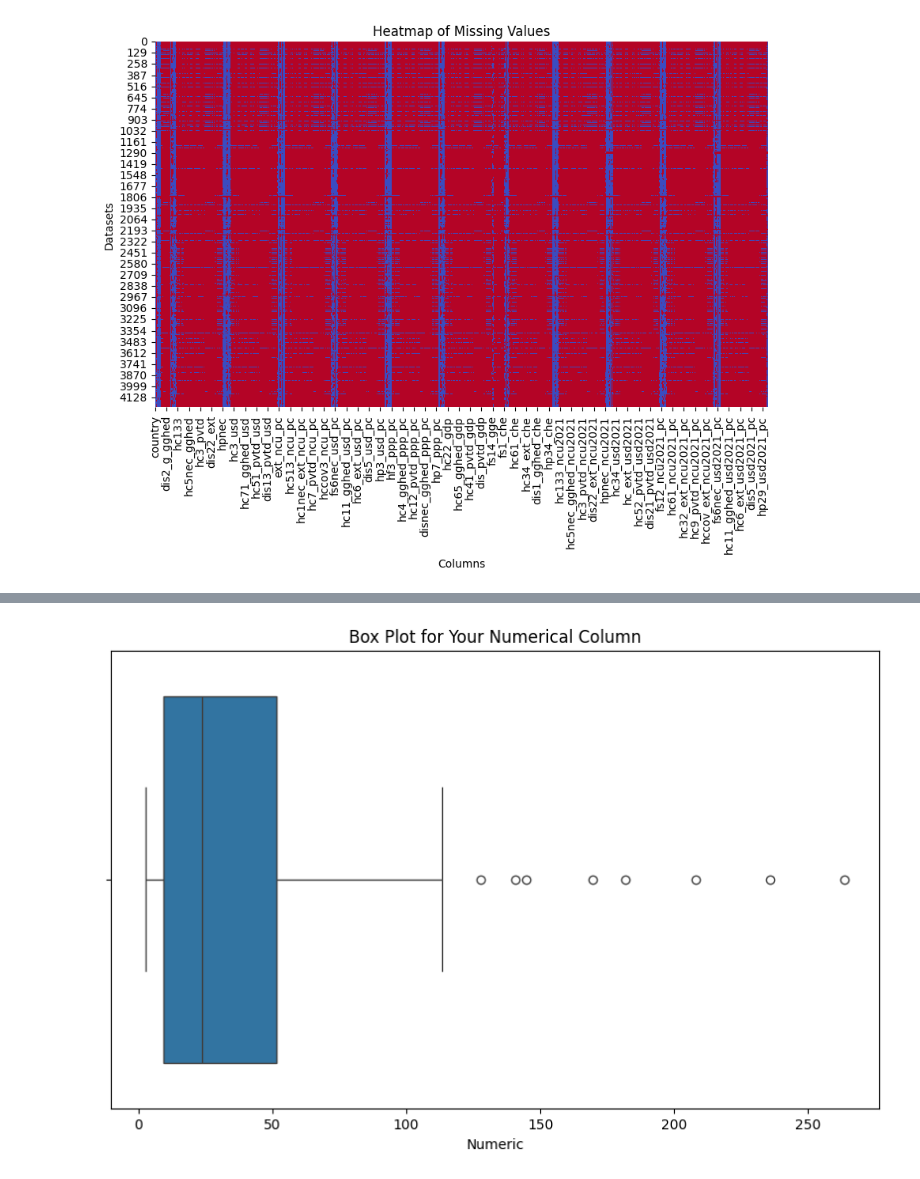
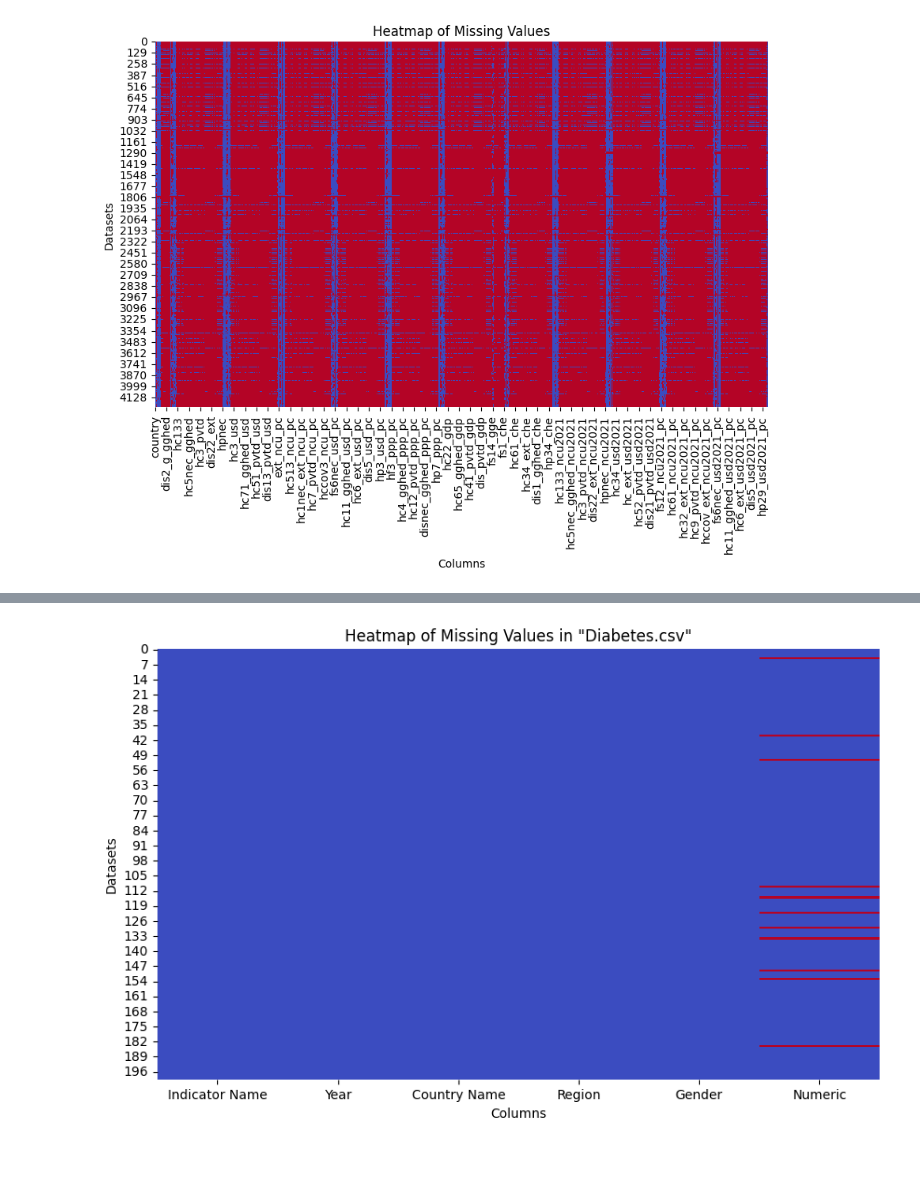
Before and after one commit to jabbe987/Data-Mining-Project, a Jupyter notebook: jakob.ipynb, the cells around one changed output, grey strips where cells are left out. Drawn from its saved outputs; the diff is of its cells as text; code cells hidden in the pictures.

```diff
--- a/jakob.ipynb
+++ b/jakob.ipynb
@@ -76,64 +84,42 @@ diabetes_data.dropna(subset=['Country Name'], inplace=True)
 diabetes_data.drop(['Lower Confidence Limit', 'Upper Confidence Limit'], axis=1, inplace=True)
 diabetes_data = diabetes_data[diabetes_data['Gender'] == 'Total']
 diabetes_data['Numeric'] = pd.to_numeric(diabetes_data['Numeric'], errors='coerce')
-# diabetes_data = diabetes_data.dropna(how='any').reset_index(drop=True)
+diabetes_filtered = diabetes_data[(diabetes_data['Indicator Name'] == 'Diabetes age-standardized death rate')].reset_index(drop=True)
 
-print(diabetes_data.dtypes)
+inactivity_data.dropna(axis=1, how='all', inplace=True)
+inactivity_data.dropna(subset=['Country Name'], inplace=True)
+inactivity_data.drop(['Lower Confidence Limit', 'Upper Confidence Limit'], axis=1, inplace=True)
+inactivity_data = inactivity_data[inactivity_data['Gender'] == 'Total']
+inactivity_data['Numeric'] = pd.to_numeric(inactivity_data['Numeric'], errors='coerce')
+inactivity_filtered = inactivity_data[(inactivity_data['Indicator Name'] == 'Physical inactivity, adults aged 18+')].reset_index(drop=True)
+
+healthcare_spending_data.dropna(axis=1, how='all', inplace=True)
+healthcare_spending_filtered = healthcare_spending_data[['country','che_gdp']]
+healthcare_spending_data['che_gdp'] = pd.to_numeric(healthcare_spending_data['che_gdp'], errors='coerce')
+healthcare_spending_filtered.rename(columns={'country':'Country Name'}, inplace=True)
+
 
 plt.figure(figsize=(10, 6))
-sns.boxplot(data=diabetes_data, x='Numeric')  # Replace with your column name
-plt.title('Box Plot for Your Numerical Column')
+sns.heatmap(diabetes_filtered.isnull(), cmap='coolwarm', cbar=False)
+
+plt.title('Heatmap of Missing Values in "Diabetes.csv"')
+plt.ylabel('Datasets')
+plt.xlabel('Columns')
 plt.show()
 
-# IQR Method to identify outliers
-Q1 = diabetes_data['Numeric'].quantile(0.25)  # Replace with your column name
-Q3 = diabetes_data['Numeric'].quantile(0.75)
-IQR = Q3 - Q1
+plt.figure(figsize=(10, 6))
+sns.heatmap(inactivity_filtered.isnull(), cmap='coolwarm', cbar=False)
 
-# Define the limits for outliers
-lower_bound = Q1 - 1.5 * IQR
-upper_bound = Q3 + 1.5 * IQR
+plt.title('Heatmap of Missing Values in "Physical inactivity.csv"')
+plt.ylabel('Datasets')
+plt.xlabel('Columns')
+plt.show()
 
-# Get the outliers
-outliers = diabetes_data[(diabetes_data['Numeric'] < lower_bound) | (diabetes_data['Numeric'] > upper_bound)]
+plt.figure(figsize=(10, 6))
+sns.heatmap(healthcare_spending_filtered.isnull(), cmap='coolwarm', cbar=False)
 
-# Print outliers
-print(outliers)
-
-# print(diabetes_data.isnull().sum())
-
-
-# inactivity_data.dropna(axis=1, how='all', inplace=True)
-# inactivity_data.dropna(subset=['Country Name'], inplace=True)
-# inactivity_data.drop(['Lower Confidence Limit', 'Upper Confidence Limit'], axis=1, inplace=True)
-# inactivity_data = inactivity_data[inactivity_data['Gender'] == 'Total'].reset_index(drop=True)
-
-# print(inactivity_data.isnull().sum())
-
-# healthcare_spending_data.dropna(axis=1, how='all', inplace=True)
-
-
-# plt.figure(figsize=(10, 6))
-# sns.heatmap(diabetes_data.isnull(), cmap='coolwarm', cbar=False)
-
-# plt.title('Heatmap of Missing Values in "Diabetes.csv"')
-# plt.ylabel('Datasets')
-# plt.xlabel('Columns')
-# plt.show()
-
-# plt.figure(figsize=(10, 6))
-# sns.heatmap(inactivity_data.isnull(), cmap='coolwarm', cbar=False)
-
-# plt.title('Heatmap of Missing Values in "Physical inactivity.csv"')
-# plt.ylabel('Datasets')
-# plt.xlabel('Columns')
-# plt.show()
-
-# plt.figure(figsize=(10, 6))
-# sns.heatmap(healthcare_spending_data.isnull(), cmap='coolwarm', cbar=False)
-
-# plt.title('Heatmap of Missing Values in "GHED.csv"')
-# plt.ylabel('Datasets')
-# plt.xlabel('Columns')
-# plt.show()
+plt.title('Heatmap of Missing Values in "GHED.csv"')
+plt.ylabel('Datasets')
+plt.xlabel('Columns')
+plt.show()
 # %% [output]
@@ -147 +130 @@ dtype: object
-[figure, old version]
+[figure, new version]
```
Also changed, not shown: parts of 4 cells of this notebook.
